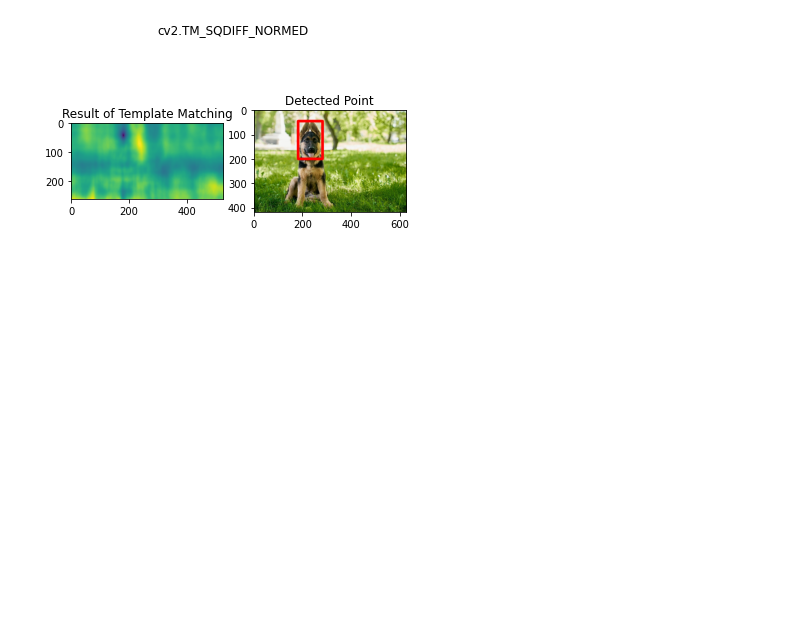
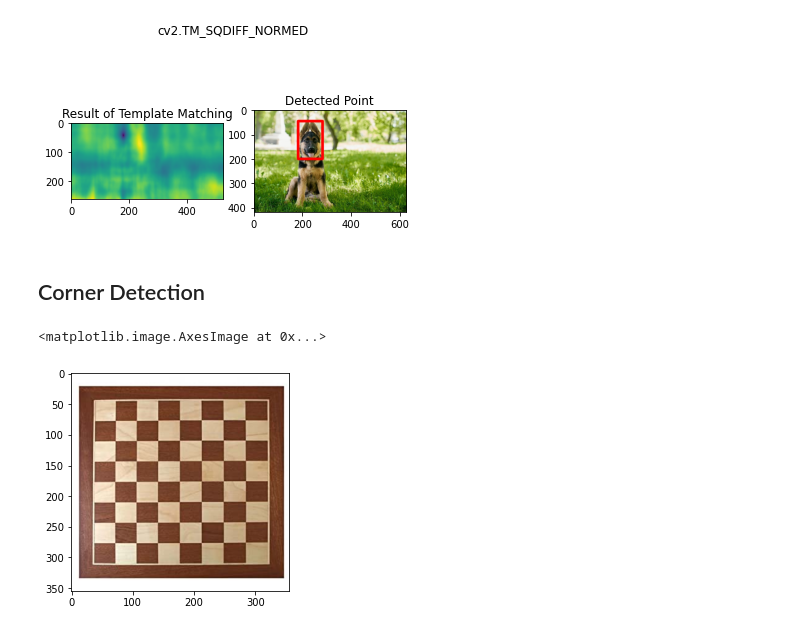
Before and after one commit to bimarshak7/openCV-basics, a Jupyter notebook: objectDetection.ipynb, the cells around one changed output. Cells and saved outputs as stored; diff of their text form; code cells hidden in the pictures; blank space fills up the shorter version.

Commit message:
Corner, edge, grid and contours detection

```diff
--- a/objectDetection.ipynb
+++ b/objectDetection.ipynb
@@ -61,3 +61,5 @@ for m in methods:
 [figure]
 [figure]
 [figure]
+# %% [markdown]
+## Corner Detection
@@ -63,0 +69,8 @@ for m in methods:
+# %%
+chess = cv2.imread("chess.jpg")
+chess = cv2.cvtColor(chess,cv2.COLOR_BGR2RGB)
+
+plt.imshow(chess)
+# %% [output]
+<matplotlib.image.AxesImage at 0x...>
+[figure, added]
```
Also changed, not shown: parts of 36 cells of this notebook.
